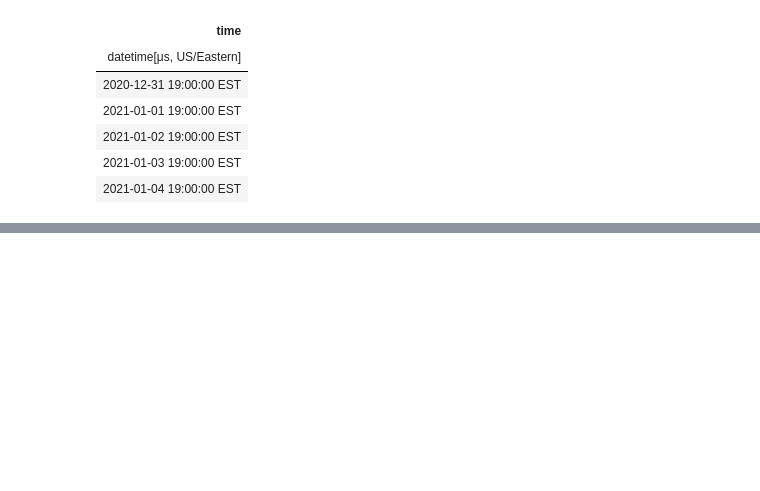
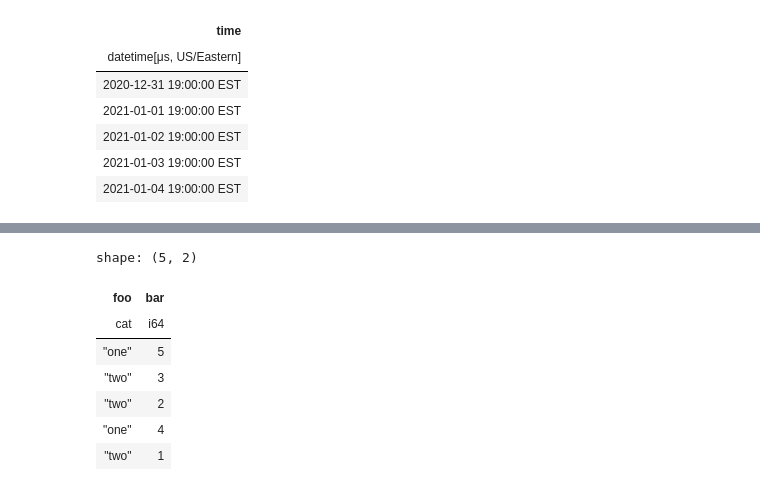
Before and after one commit to kevinheavey/modern-polars, a Jupyter notebook: performance.ipynb, the cells around one changed output, grey strips where cells are left out. Cells and saved outputs as stored; diff of their text form; code cells hidden in the pictures; blank space fills up the shorter version.

```diff
--- a/performance.ipynb
+++ b/performance.ipynb
@@ -1001,0 +1112,11 @@ for year in years:
+# %%
+df
+# %% [output]
+shape: (5, 2)
+| foo | bar |
+| cat | i64 |
+| "one" | 5 |
+| "two" | 3 |
+| "two" | 2 |
+| "one" | 4 |
+| "two" | 1 |
```
Also changed, not shown: parts of 11 cells of this notebook.
